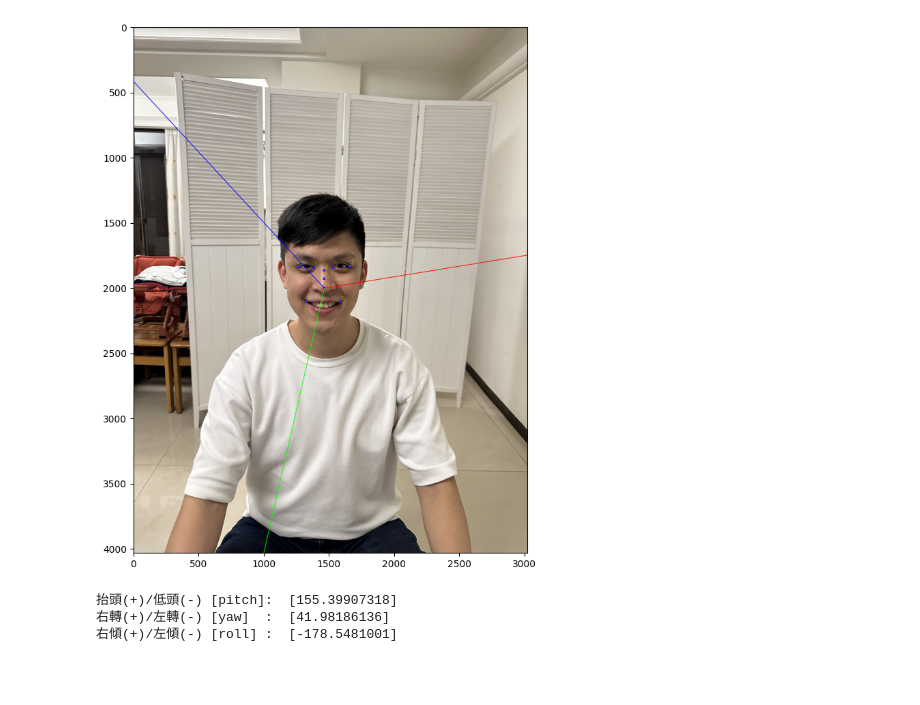
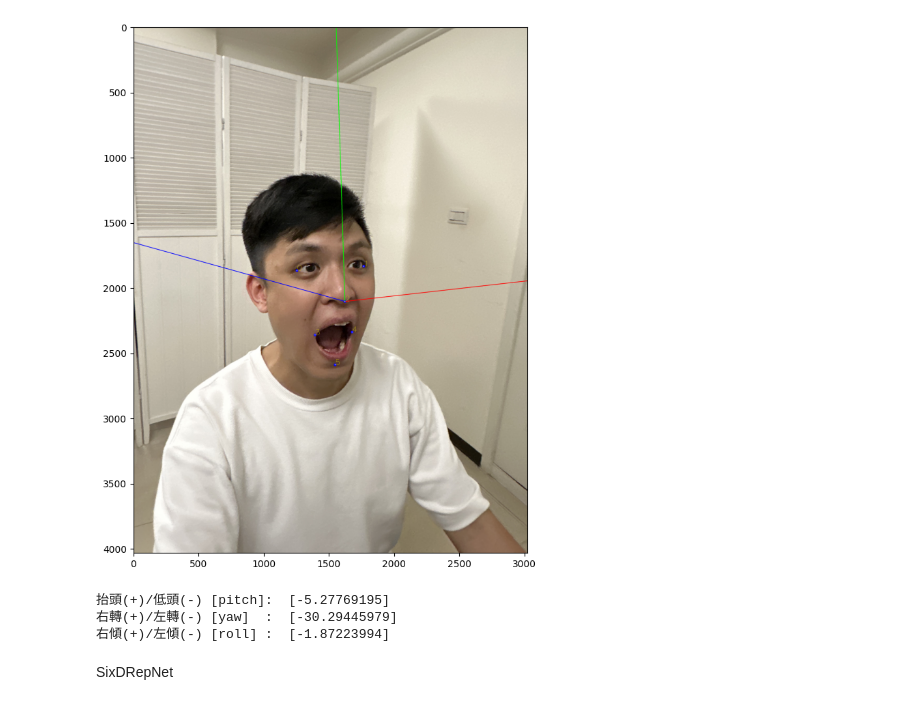
Before and after one commit to andy1213aa/tracked_mesh, a Jupyter notebook: head_pose.ipynb, the cells around one changed output. Cells and saved outputs as stored; diff of their text form; code cells hidden in the pictures; blank space fills up the shorter version.

Commit message:
head_pose finished

```diff
--- a/head_pose.ipynb
+++ b/head_pose.ipynb
@@ -62,5 +189,9 @@ point_9 = np.array([[point3d['x'],point3d['y'],point3d['z']] for point3d in poin
+# %%
+mp_point6 = verts[[33, 263, 1, 61, 291, 199]].numpy()
+# %%
+mp_point6[-1] = [0,	-9.403378,	4.264492]
 # %%
 #Read 2D image
-img = cv2.imread('/home/aaron/Desktop/head_pose.jpg')
-kpt9 = mp_detect.detect(img)
+img = cv2.imread('/media/aaron/work/KIRI/ME_1015/P22_MOUTH_WIDE_OPEN/images/0046.png')
+kpts = mp_detect.detect(img)
 # %%
@@ -84,8 +215,8 @@ if key ==27:
 #   camera_matrix 照像機矩陣
 #   dist_coeffs 照像機扭曲係數
 #   flags: cv2.SOLVEPNP_ITERATIVE
-model_points=point_9
-face_points = kpt9
+model_points=mp_point6
+face_points = kpts
 
 (success, rotation_vector, translation_vector) = cv2.solvePnP(model_points, face_points, camera_matrix
                                                               , dist_coeffs, flags=cv2.SOLVEPNP_ITERATIVE)
@@ -140,35 +271,37 @@ print("右傾(+)/左傾(-) [roll] : ", roll)  # 右傾(+)/左傾(-)
 # 投射一個3D的點 (0, 0, 100.0)到2D圖像的座標上
 (z_end_point2D, jacobian) = cv2.projectPoints(np.array([(0.0, 0.0, 100.0)]), rotation_vector
                                            , translation_vector, camera_matrix, dist_coeffs)
 
 
 # 以 Nose tip為中心點畫出x, y, z的軸線
-p_nose = (int(face_points[6][0]), int(face_points[6][1]))
+p_nose = (int(face_points[2][0]), int(face_points[2][1]))
 
 p_x = (int(x_end_point2D[0][0][0]), int(x_end_point2D[0][0][1]))
 
 p_y = (int(y_end_point2D[0][0][0]), int(y_end_point2D[0][0][1]))
 
 p_z = (int(z_end_point2D[0][0][0]), int(z_end_point2D[0][0][1]))
 
 cv2.line(img, p_nose, p_x, (0,0,255), 3)  # X軸 (紅色)
 cv2.line(img, p_nose, p_y, (0,255,0), 3)  # Y軸 (綠色)
 cv2.line(img, p_nose, p_z, (255,0,0), 3)  # Z軸 (藍色)
 
 # 把6個基準點標註出來
 for p in face_points:
     cv2.circle(img, (int(p[0]), int(p[1])), 3, (255,255,255), -1)
 
 # 秀出圖像
 plt.figure(figsize=(20,10))
 plt.imshow(img[:,:,::-1]) # 從BGR -> RGB
 plt.show()
 
 print("抬頭(+)/低頭(-) [pitch]: ", pitch) # 抬頭(+)/低頭(-)
 print("右轉(+)/左轉(-) [yaw]  : ", yaw)   # 右轉(+)/左轉(-)
 print("右傾(+)/左傾(-) [roll] : ", roll)  # 右傾(+)/左傾(-)
 # %% [output]
-[figure, old version]
+[figure, new version]
-抬頭(+)/低頭(-) [pitch]:  [155.39907318]
-右轉(+)/左轉(-) [yaw]  :  [41.98186136]
-右傾(+)/左傾(-) [roll] :  [-178.5481001]
+抬頭(+)/低頭(-) [pitch]:  [-5.27769195]
+右轉(+)/左轉(-) [yaw]  :  [-30.29445979]
+右傾(+)/左傾(-) [roll] :  [-1.87223994]
+# %% [markdown]
+SixDRepNet
```
Also changed, not shown: parts of 13 cells of this notebook, 9 other files.
